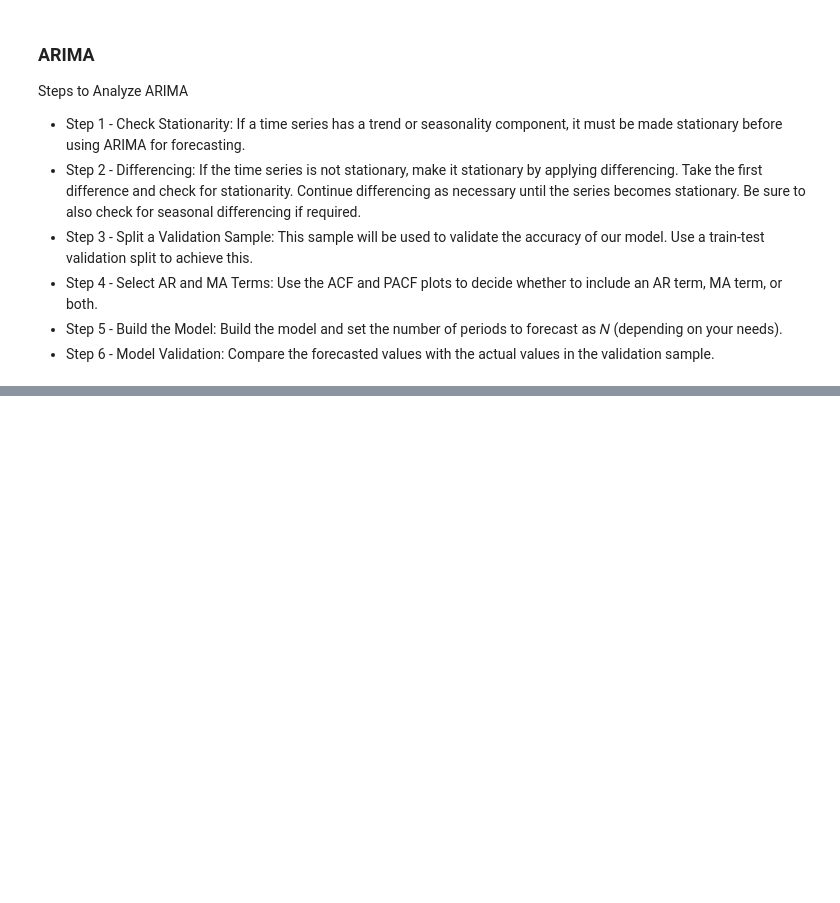
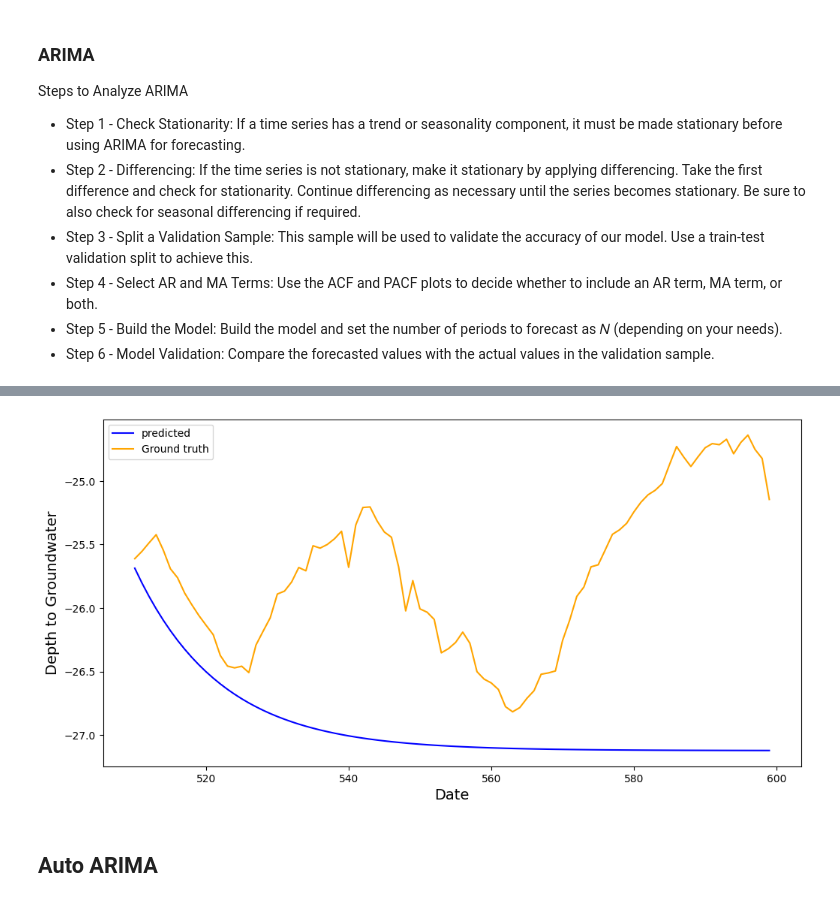
Before and after one commit to rodri-iot/machine_learning_project_time_series, a Jupyter notebook: src/explore.ipynb, the cells around one changed output, grey strips where cells are left out. Saved outputs shown, nothing was run; the diff lists cells and outputs as text; code cells hidden in the pictures; blank space fills up the shorter version.

```diff
--- a/src/explore.ipynb
+++ b/src/explore.ipynb
@@ -909,0 +938,14 @@ between arima and model) and statsmodels.tsa.SARIMAX.
+# %%
+fig, ax = plt.subplots(figsize=(12,6))
+
+sns.lineplot(x=x_valid.index, y=y_pred, ax=ax, color='blue', label='predicted') #navajowhite
+sns.lineplot(x=x_valid.index, y=y_valid['y'], ax=ax, color='orange', label='Ground truth') #navajowhite
+
+ax.set_xlabel(xlabel='Date', fontsize=14)
+ax.set_ylabel(ylabel='Depth to Groundwater', fontsize=14)
+
+plt.show()
+# %% [output]
+[figure, added]
+# %% [markdown]
+## **Auto ARIMA**
```
Also changed, not shown: parts of 6 cells of this notebook.
